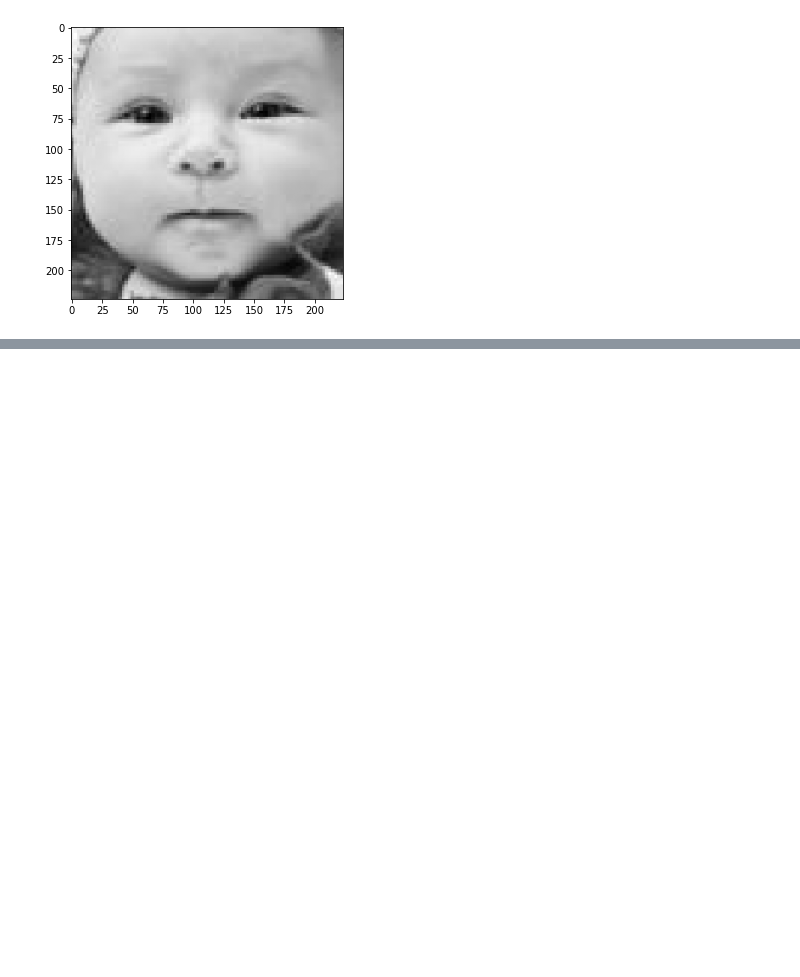
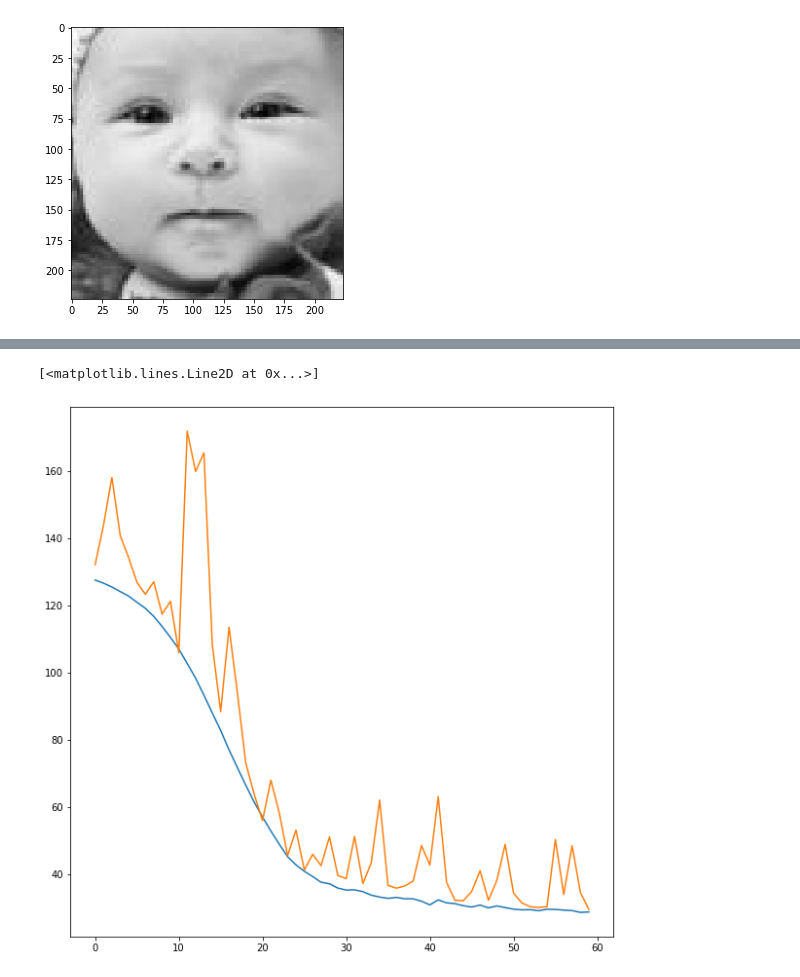
Before and after one commit to HissaanAli/AgePrediction, a Jupyter notebook: Untitled.ipynb, the cells around one changed output, grey strips where cells are left out. Drawn from its saved outputs; the diff is of its cells as text; code cells hidden in the pictures; blank space fills up the shorter version.

```diff
--- a/Untitled.ipynb
+++ b/Untitled.ipynb
@@ -150,7 +150,21 @@ from tensorflow.keras.layers import Dense, Flatten, GlobalAveragePooling2D, Batc
 #base_model = Sequential()
 #base_model.add(ResNet50(include_top=False, weights='imagenet', pooling='max'))
 #base_model.add(Dense(1, activation='sigmoid'))
-res_model = ResNet50(include_top=False, weights='imagenet', pooling='max')
+res_model = ResNet50(include_top=False, weights='imagenet', input_tensor=Input(shape=(224, 224, 3)))
 # %%
 for layer in res_model.layers[:]:
     layer.trainable = False
+# %%
+model = res_model.output
+model = Conv2D(512, (7,7), padding = 'same', activation = 'relu')(model)
+model = AveragePooling2D(pool_size = (7,7))(model)
+model = BatchNormalization(name="batch_norm_1")(model)
+model = Flatten(name="flatten")(model)
+model = BatchNormalization(name="batch_norm_2")(model)
+model = Dense(256, activation="relu")(model)
+model = Dropout(0.5)(model)
+model = BatchNormalization(name="batch_norm_3")(model)
+model = Dense(1, activation="linear")(model)
+
+model = Model(inputs=res_model.input, outputs=model)
+model.summary()
@@ -210,0 +318,21 @@ plt.plot(val_loss, label = 'val_loss')
+# %%
+from keras.optimizers import Adam
+
+init_lr = 1e-4
+epochs = 100
+
+opt = Adam(lr=init_lr, decay=init_lr / epochs)
+
+mod.compile(optimizer=opt,
+              loss={
+                  'age_output': 'mae',
+                    },
+              loss_weights={
+                  'age_output': 4.,
+                    },
+              metrics={
+                  'age_output': 'mae',
+                    }
+             )
+# %%
+history = mod.fit(x_train, y_train, batch_size = 32, validation_data = (x_val, y_val), epochs = 60)
@@ -210,0 +357,9 @@ plt.plot(val_loss, label = 'val_loss')
+# %%
+plt.rcParams["figure.figsize"] = (10,10)
+loss = history.history["loss"]
+val_loss = history.history["val_loss"]
+plt.plot(loss, label = 'loss')
+plt.plot(val_loss, label = 'val_loss')
+# %% [output]
+[<matplotlib.lines.Line2D at 0x...>]
+[figure, added]
```
Also changed, not shown: parts of 8 cells of this notebook.
